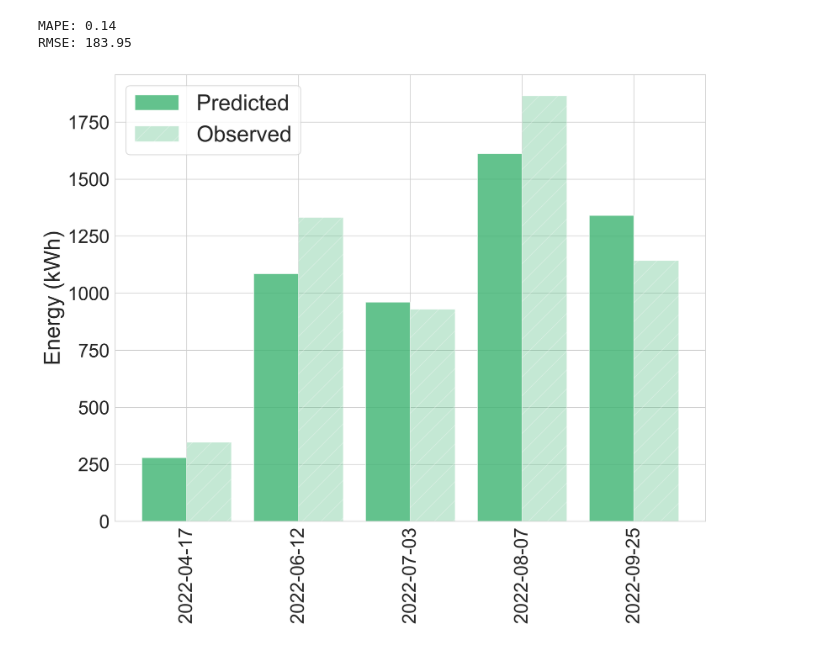
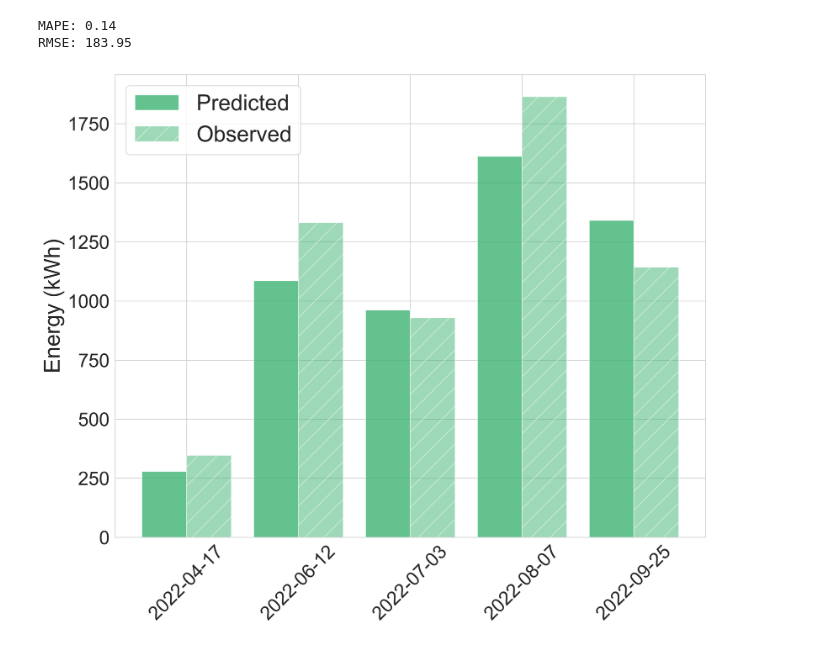
Before and after one commit to narslab/transit-electrification-futures, a Jupyter notebook: bin/jupyter/beb-validation.ipynb, the cells around one changed output. Drawn from its saved outputs; the diff is of its cells as text; code cells hidden in the pictures.

```diff
--- a/bin/jupyter/beb-validation.ipynb
+++ b/bin/jupyter/beb-validation.ipynb
@@ -272,33 +272,33 @@ test_merged_df = test_merged_df.sort_values('Transaction Date')
 
 
 # Set 'ServiceDateTime' as index for plotting purposes
 test_merged_df.set_index('Transaction Date', inplace=True)
 
 # Create an array with the position of each bar along the x-axis
 x = np.arange(len(test_merged_df))
 
 # Set the width of the bars
 bar_width = 0.4
 
 plt.figure(figsize=(12, 10), dpi=400)
 
 # Plot 'Predicted' bars
 plt.bar(x - bar_width/2, test_merged_df['Energy'], width=bar_width, color='mediumseagreen', alpha=0.8, label='Predicted')
 
 # Plot 'Observed' bars
-plt.bar(x + bar_width/2, test_merged_df['trip'], width=bar_width, color='mediumseagreen', alpha=0.3, hatch='/', label='Observed')
+plt.bar(x + bar_width/2, test_merged_df['trip'], width=bar_width, color='mediumseagreen', alpha=0.5, hatch='/', label='Observed')
 
 # Put the x-axis labels (ServiceDateTime) using the index values
-plt.xticks(x, test_merged_df.index.strftime('%Y-%m-%d'), rotation=90, fontsize=24)
+plt.xticks(x, test_merged_df.index.strftime('%Y-%m-%d'), rotation=45, fontsize=24)
 plt.yticks(fontsize=24)
 
 
 plt.ylabel('Energy (kWh)', fontsize=28)
 plt.legend(fontsize=28)
 plt.tight_layout()
 
 # Save the figure with high resolution
 plt.savefig(r'../../figures/weekly-BEB-Oct2021-Sep2022.png', dpi=400, bbox_inches='tight')
 plt.show()
 # %% [output]
-[figure, old version]
+[figure, new version]
```
Also changed, not shown: parts of 2 cells of this notebook, 11 other files.
